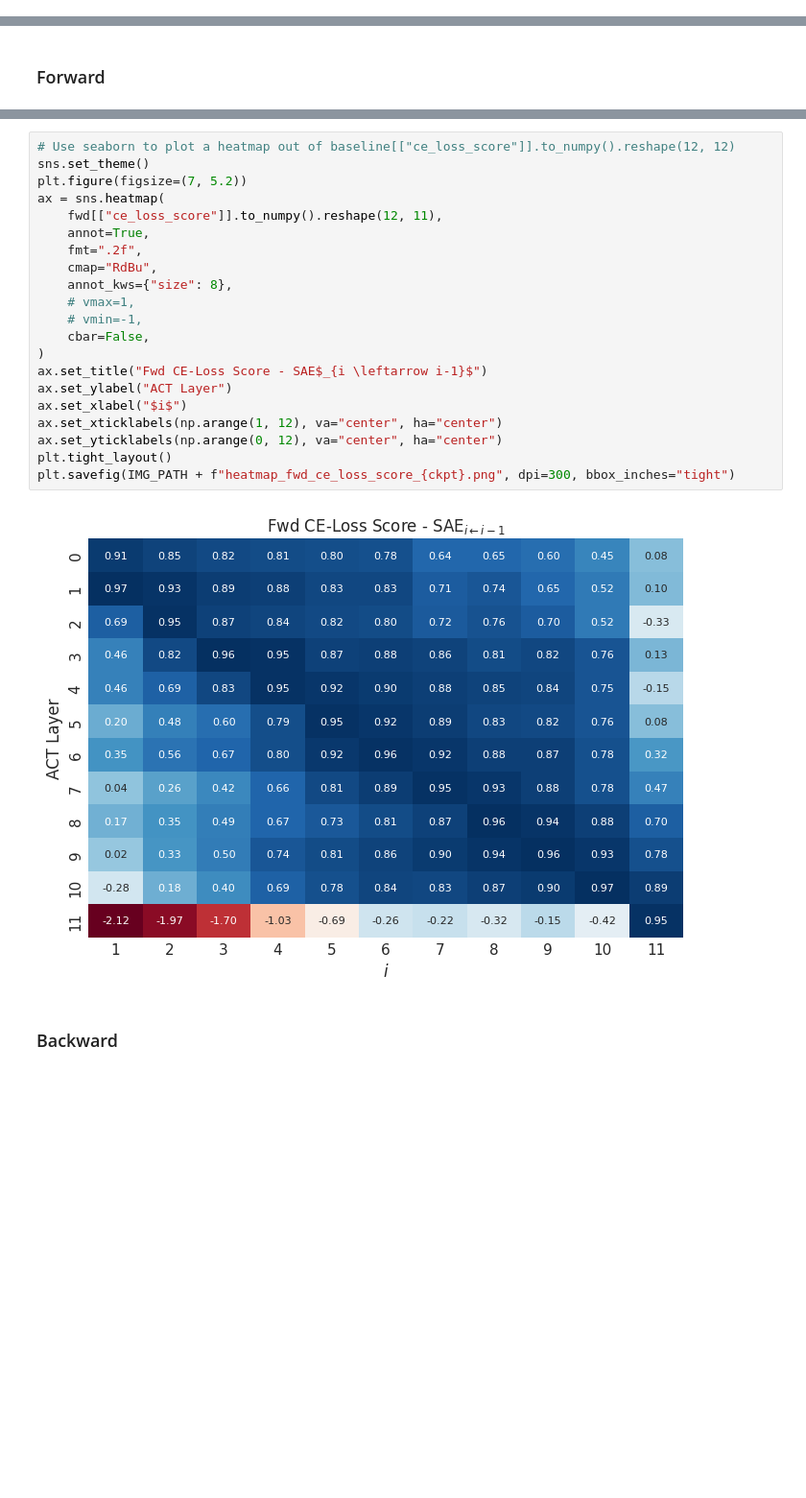
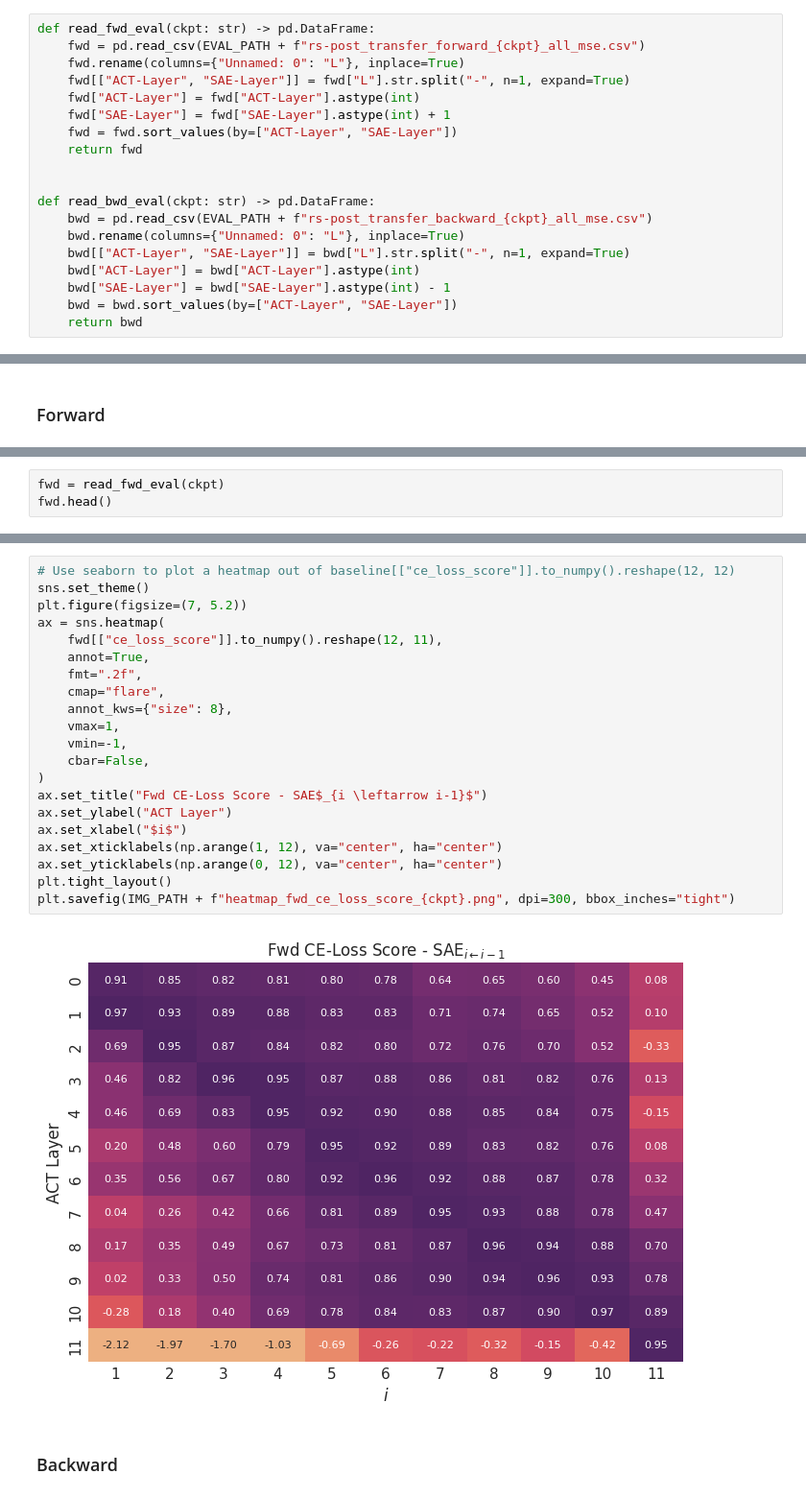
Before and after one commit to ghidav/sae-transfer-learning, a Jupyter notebook: paper_plot.ipynb, the cells around one changed output, grey strips where cells are left out. Shown at 96% size. Saved outputs shown, nothing was run; the diff lists cells and outputs as text; blank space fills up the shorter version.

```diff
--- a/paper_plot.ipynb
+++ b/paper_plot.ipynb
@@ -14,3 +21,22 @@ os.makedirs(IMG_PATH, exist_ok=True)
+# %%
+def read_fwd_eval(ckpt: str) -> pd.DataFrame:
+    fwd = pd.read_csv(EVAL_PATH + f"rs-post_transfer_forward_{ckpt}_all_mse.csv")
+    fwd.rename(columns={"Unnamed: 0": "L"}, inplace=True)
+    fwd[["ACT-Layer", "SAE-Layer"]] = fwd["L"].str.split("-", n=1, expand=True)
+    fwd["ACT-Layer"] = fwd["ACT-Layer"].astype(int)
+    fwd["SAE-Layer"] = fwd["SAE-Layer"].astype(int) + 1
+    fwd = fwd.sort_values(by=["ACT-Layer", "SAE-Layer"])
+    return fwd
+
+
+def read_bwd_eval(ckpt: str) -> pd.DataFrame:
+    bwd = pd.read_csv(EVAL_PATH + f"rs-post_transfer_backward_{ckpt}_all_mse.csv")
+    bwd.rename(columns={"Unnamed: 0": "L"}, inplace=True)
+    bwd[["ACT-Layer", "SAE-Layer"]] = bwd["L"].str.split("-", n=1, expand=True)
+    bwd["ACT-Layer"] = bwd["ACT-Layer"].astype(int)
+    bwd["SAE-Layer"] = bwd["SAE-Layer"].astype(int) - 1
+    bwd = bwd.sort_values(by=["ACT-Layer", "SAE-Layer"])
+    return bwd
 # %% [markdown]
 ### Baseline
 # %%
@@ -113,0 +116,3 @@ fwd.head()
+# %%
+fwd = read_fwd_eval(ckpt)
+fwd.head()
@@ -114,25 +126,25 @@ fwd.head()
 # %%
 # Use seaborn to plot a heatmap out of baseline[["ce_loss_score"]].to_numpy().reshape(12, 12)
 sns.set_theme()
 plt.figure(figsize=(7, 5.2))
 ax = sns.heatmap(
     fwd[["ce_loss_score"]].to_numpy().reshape(12, 11),
     annot=True,
     fmt=".2f",
-    cmap="RdBu",
+    cmap="flare",
     annot_kws={"size": 8},
-    # vmax=1,
-    # vmin=-1,
+    vmax=1,
+    vmin=-1,
     cbar=False,
 )
 ax.set_title("Fwd CE-Loss Score - SAE$_{i \leftarrow i-1}$")
 ax.set_ylabel("ACT Layer")
 ax.set_xlabel("$i$")
 ax.set_xticklabels(np.arange(1, 12), va="center", ha="center")
 ax.set_yticklabels(np.arange(0, 12), va="center", ha="center")
 plt.tight_layout()
 plt.savefig(IMG_PATH + f"heatmap_fwd_ce_loss_score_{ckpt}.png", dpi=300, bbox_inches="tight")
 # %% [output]
-[figure, old version]
+[figure, new version]
 # %% [markdown]
 ### Backward
```
Also changed, not shown: parts of 74 cells of this notebook.
